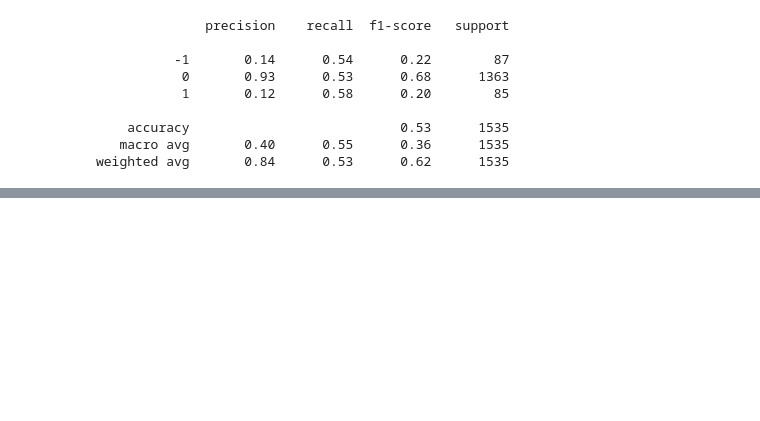
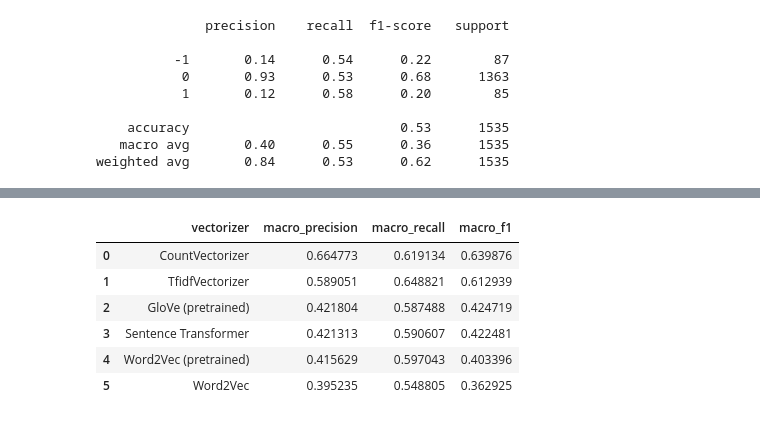
Before and after one commit to karakumka/neto_final, a Jupyter notebook: Project.ipynb, the cells around one changed output, grey strips where cells are left out. Drawn from its saved outputs; the diff is of its cells as text; code cells hidden in the pictures; blank space fills up the shorter version.

```diff
--- a/Project.ipynb
+++ b/Project.ipynb
@@ -398,0 +481,2 @@ pd.DataFrame(metrics)
+# %%
+metrics.append(get_metrics('GloVe (pretrained)', y_test, pred_glove_pretr))
@@ -398,0 +489,6 @@ pd.DataFrame(metrics)
+# %%
+X_train_ori, X_test_ori = train['Text'], test['Text']
+
+sent_transformer = SentenceTransformer("sentence-transformers/all-mpnet-base-v2")
+X_train_stran = sent_transformer.encode(X_train_ori.astype(str).tolist(), batch_size=32, show_progress_bar=True, convert_to_numpy=True)
+X_test_stran = sent_transformer.encode(X_test_ori.astype(str).tolist(), batch_size=32, show_progress_bar=True, convert_to_numpy=True)
@@ -398,0 +497,5 @@ pd.DataFrame(metrics)
+# %%
+lr_stran = LogisticRegression(class_weight="balanced", random_state=42)
+lr_stran.fit(X_train_stran, y_train)
+pred_stran = lr_stran.predict(X_test_stran)
+print(classification_report(y_test, pred_stran))
@@ -398,0 +512,2 @@ pd.DataFrame(metrics)
+# %%
+metrics.append(get_metrics('Sentence Transformer', y_test, pred_stran))
@@ -398,0 +520,10 @@ pd.DataFrame(metrics)
+# %%
+pd.DataFrame(metrics).sort_values(by='macro_f1', ascending=False, ignore_index=True)
+# %% [output]
+|  | vectorizer | macro_precision | macro_recall | macro_f1 |
+| 0 | CountVectorizer | 0.664773 | 0.619134 | 0.639876 |
+| 1 | TfidfVectorizer | 0.589051 | 0.648821 | 0.612939 |
+| 2 | GloVe (pretrained) | 0.421804 | 0.587488 | 0.424719 |
+| 3 | Sentence Transformer | 0.421313 | 0.590607 | 0.422481 |
+| 4 | Word2Vec (pretrained) | 0.415629 | 0.597043 | 0.403396 |
+| 5 | Word2Vec | 0.395235 | 0.548805 | 0.362925 |
```
Also changed, not shown: parts of 31 cells of this notebook, 1 other file.
